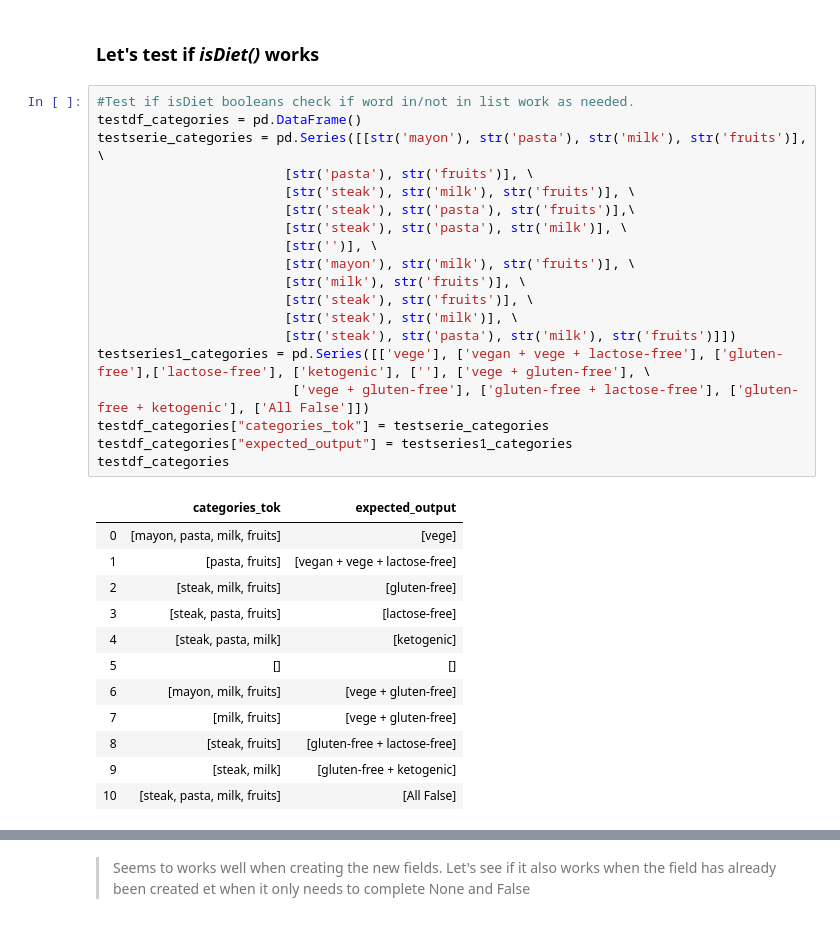
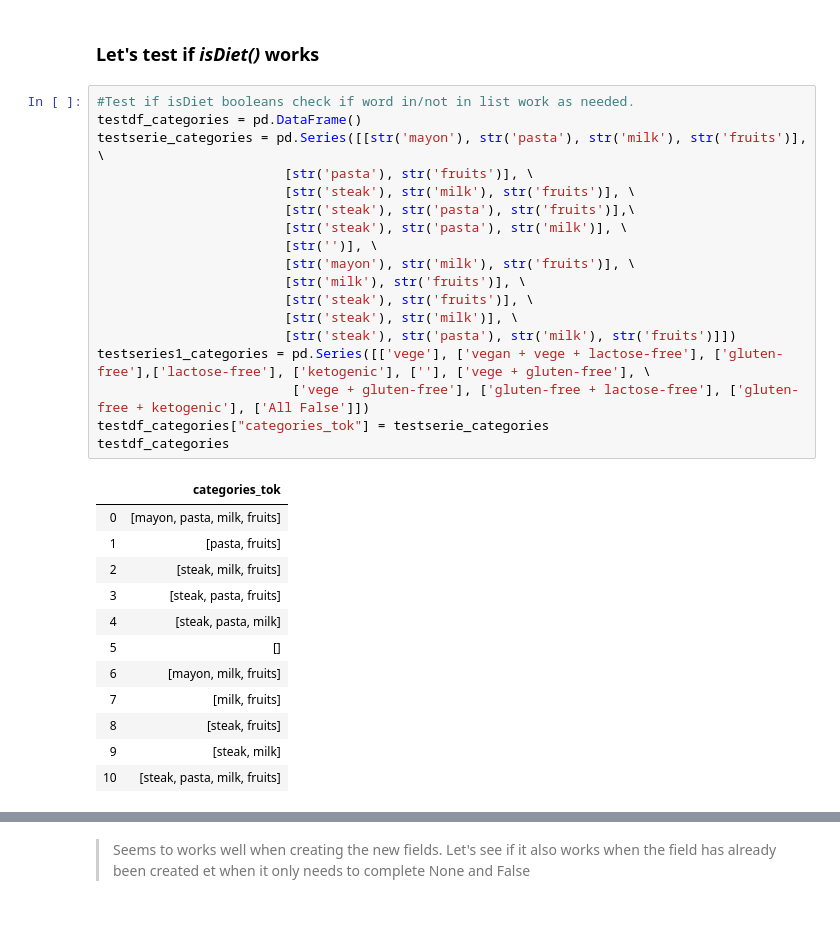
Before and after one commit to romi514/ProjectADA, a Jupyter notebook: project_tagADA.ipynb, the cells around one changed output, grey strips where cells are left out. Saved outputs shown, nothing was run; the diff lists cells and outputs as text.

```diff
--- a/project_tagADA.ipynb
+++ b/project_tagADA.ipynb
@@ -1977,33 +1978,32 @@ def isAndnot(row):
 # %%
 #Test if isDiet booleans check if word in/not in list work as needed.
 testdf_categories = pd.DataFrame()
 testserie_categories = pd.Series([[str('mayon'), str('pasta'), str('milk'), str('fruits')], \
                         [str('pasta'), str('fruits')], \
                         [str('steak'), str('milk'), str('fruits')], \
                         [str('steak'), str('pasta'), str('fruits')],\
                         [str('steak'), str('pasta'), str('milk')], \
                         [str('')], \
                         [str('mayon'), str('milk'), str('fruits')], \
                         [str('milk'), str('fruits')], \
                         [str('steak'), str('fruits')], \
                         [str('steak'), str('milk')], \
                         [str('steak'), str('pasta'), str('milk'), str('fruits')]])
 testseries1_categories = pd.Series([['vege'], ['vegan + vege + lactose-free'], ['gluten-free'],['lactose-free'], ['ketogenic'], [''], ['vege + gluten-free'], \
                          ['vege + gluten-free'], ['gluten-free + lactose-free'], ['gluten-free + ketogenic'], ['All False']])
 testdf_categories["categories_tok"] = testserie_categories
-testdf_categories["expected_output"] = testseries1_categories
 testdf_categories
 # %% [output]
-|  | categories_tok | expected_output |
-| 0 | [mayon, pasta, milk, fruits] | [vege] |
-| 1 | [pasta, fruits] | [vegan + vege + lactose-free] |
-| 2 | [steak, milk, fruits] | [gluten-free] |
-| 3 | [steak, pasta, fruits] | [lactose-free] |
-| 4 | [steak, pasta, milk] | [ketogenic] |
-| 5 | [] | [] |
-| 6 | [mayon, milk, fruits] | [vege + gluten-free] |
-| 7 | [milk, fruits] | [vege + gluten-free] |
-| 8 | [steak, fruits] | [gluten-free + lactose-free] |
-| 9 | [steak, milk] | [gluten-free + ketogenic] |
-| 10 | [steak, pasta, milk, fruits] | [All False] |
+|  | categories_tok |
+| 0 | [mayon, pasta, milk, fruits] |
+| 1 | [pasta, fruits] |
+| 2 | [steak, milk, fruits] |
+| 3 | [steak, pasta, fruits] |
+| 4 | [steak, pasta, milk] |
+| 5 | [] |
+| 6 | [mayon, milk, fruits] |
+| 7 | [milk, fruits] |
+| 8 | [steak, fruits] |
+| 9 | [steak, milk] |
+| 10 | [steak, pasta, milk, fruits] |
 # %%
```
Also changed, not shown: parts of 48 cells of this notebook.
